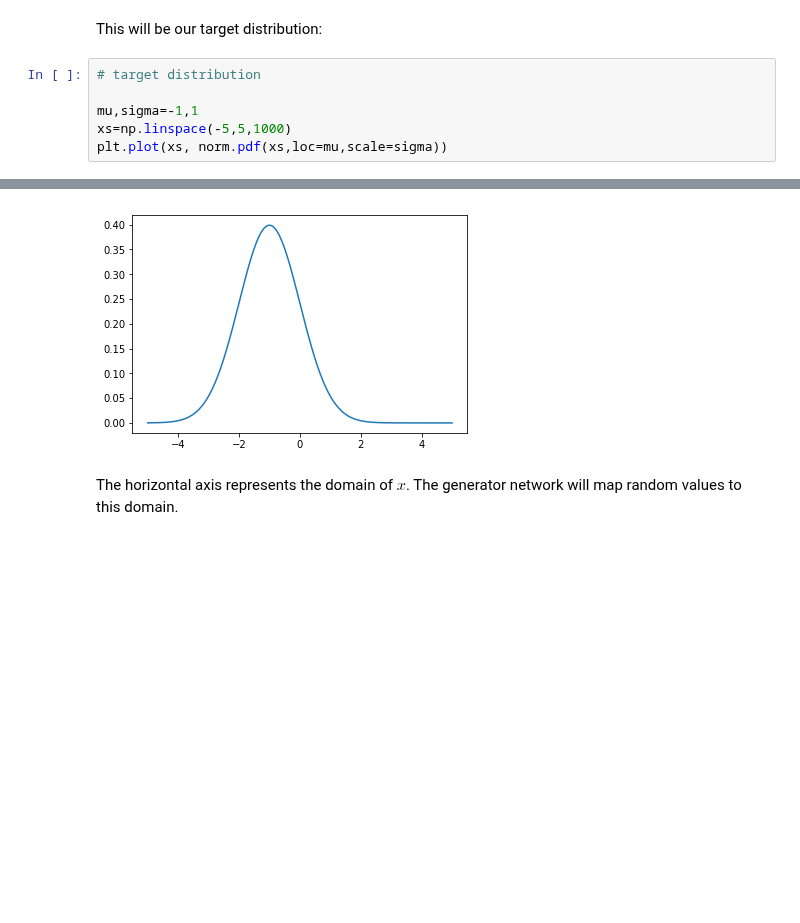
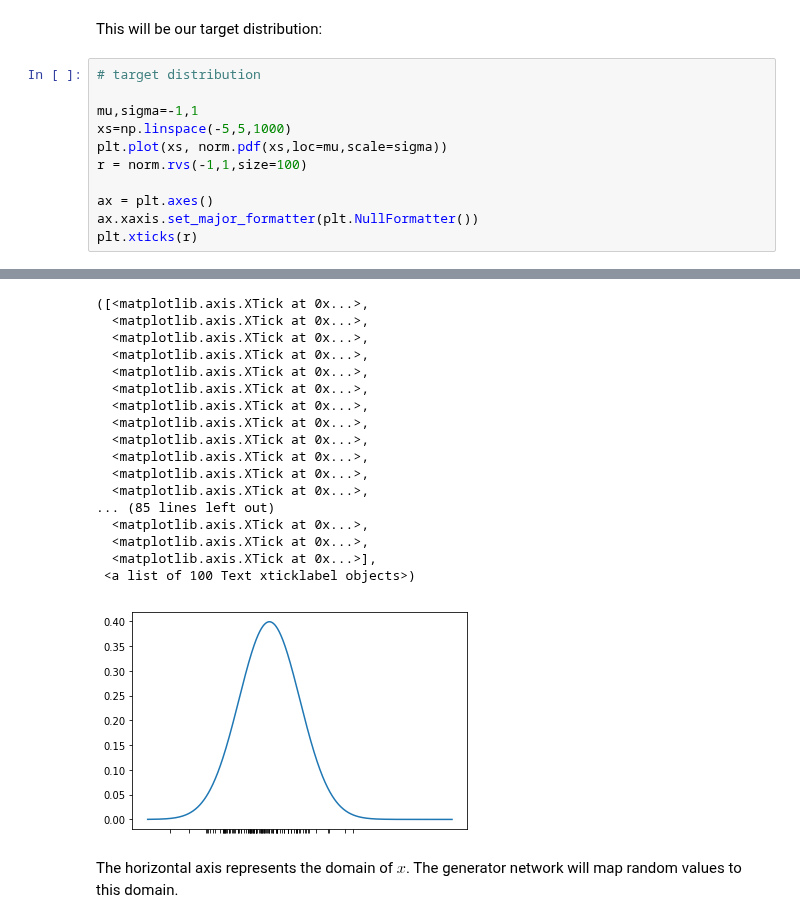
Before and after one commit to DataScienceUB/DeepLearningMaster20192020, a Jupyter notebook: 12. Non supervised learning II.ipynb, the cells around one changed output, grey strips where cells are left out. Saved outputs shown, nothing was run; the diff lists cells and outputs as text; blank space fills up the shorter version.

```diff
--- a/12. Non supervised learning II.ipynb
+++ b/12. Non supervised learning II.ipynb
@@ -309,4 +309,9 @@ This will be our target distribution:
 mu,sigma=-1,1
 xs=np.linspace(-5,5,1000)
 plt.plot(xs, norm.pdf(xs,loc=mu,scale=sigma))
+r = norm.rvs(-1,1,size=100)
+
+ax = plt.axes()
+ax.xaxis.set_major_formatter(plt.NullFormatter())
+plt.xticks(r)
 # %% [output]
@@ -314,4 +320,21 @@ plt.plot(xs, norm.pdf(xs,loc=mu,scale=sigma))
+([<matplotlib.axis.XTick at 0x...>,
+  <matplotlib.axis.XTick at 0x...>,
+  <matplotlib.axis.XTick at 0x...>,
+  <matplotlib.axis.XTick at 0x...>,
+  <matplotlib.axis.XTick at 0x...>,
+  <matplotlib.axis.XTick at 0x...>,
+  <matplotlib.axis.XTick at 0x...>,
+  <matplotlib.axis.XTick at 0x...>,
+  <matplotlib.axis.XTick at 0x...>,
+  <matplotlib.axis.XTick at 0x...>,
+  <matplotlib.axis.XTick at 0x...>,
+  <matplotlib.axis.XTick at 0x...>,
+... (85 lines left out)
+  <matplotlib.axis.XTick at 0x...>,
+  <matplotlib.axis.XTick at 0x...>,
+  <matplotlib.axis.XTick at 0x...>],
+ <a list of 100 Text xticklabel objects>)
-[figure, old version]
+[figure, new version]
 # %% [markdown]
 The horizontal axis represents the domain of $x$. The generator network will map random values to this domain.
 # %% [markdown]
```
Also changed, not shown: parts of 3 cells of this notebook.
